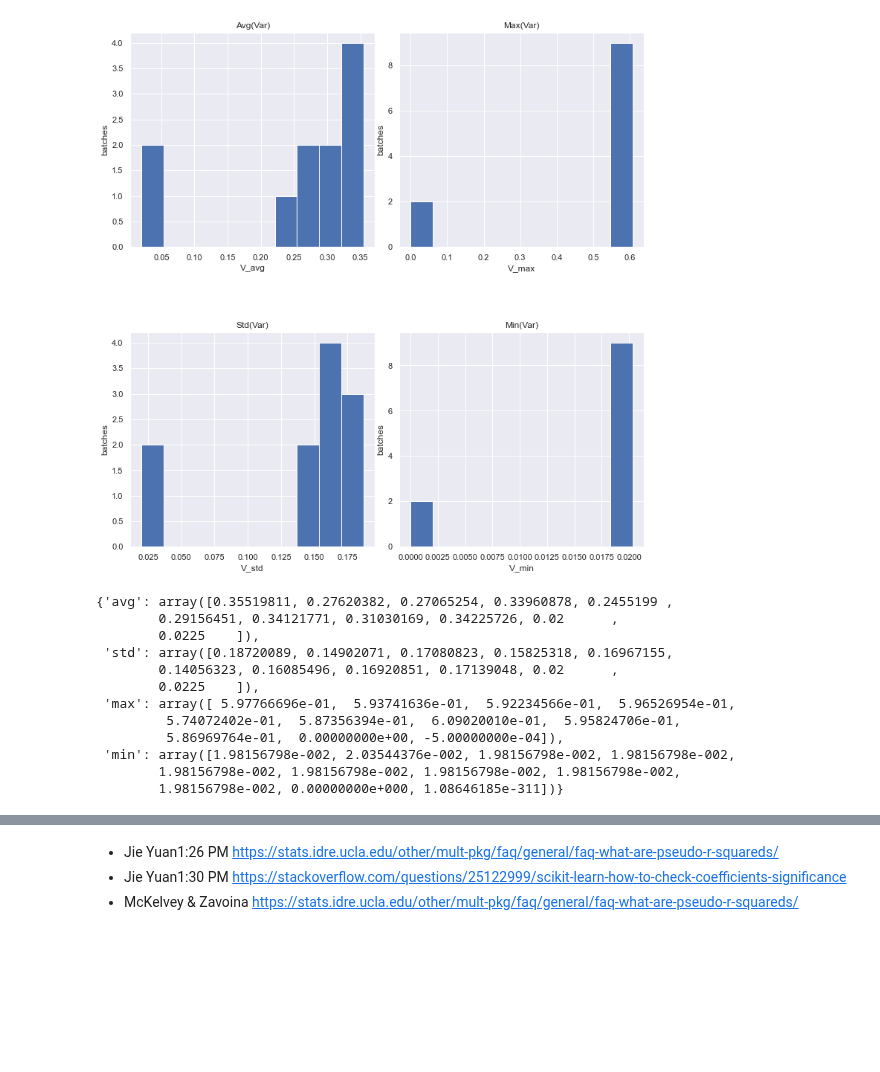
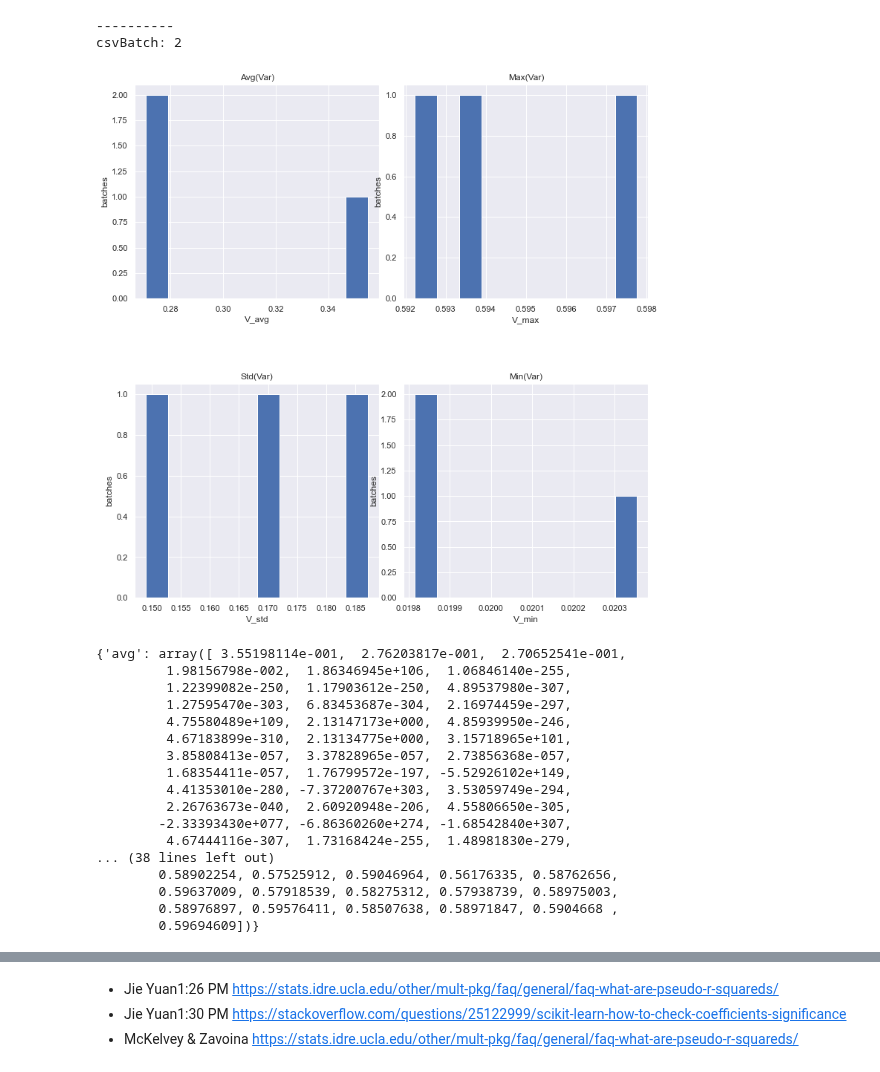
Before and after one commit to Unique-Divine/GANs-for-Genomics, a Jupyter notebook: Sandbox.ipynb, the cells around one changed output, grey strips where cells are left out. Drawn from its saved outputs; the diff is of its cells as text; code cells hidden in the pictures; blank space fills up the shorter version.

```diff
--- a/Sandbox.ipynb
+++ b/Sandbox.ipynb
@@ -40,62 +40,82 @@ def plot_V_info(V_info):
 
     plt.show()
 
-plot_V_info(V_info)
+def varAnalysis(X, verbose=False):
+    V = np.var(X, axis=0)
+    V_avg, V_std = np.mean(V), np.std(V)
+    V_max, V_min = np.max(V), np.min(V)
+
+    if verbose == True:
+        print(f"V_avg: {np.mean(V):.3f}")
+        print(f"V_std: {np.std(V):.3f}")
+        print(f"V_max: {np.max(V):.3f}")
+        print(f"V_min: {np.min(V):.3f}")
+
+    return V_avg, V_std, V_max, V_min
-# %% [output]
-[figure, removed]
 # %%
 import time
 from IPython.display import clear_output
 
 start_time = time.time()
 
-
-def main():
+try:
     # There are about 220,000 features, so we can loop <= 110 times.
     csvBatchSize = 2001
-    maxIteration = 10
+    maxIteration = 2
 
     V_info = {}
+    ps = []
     V_info["avg"] = np.empty(maxIteration + 1)
     V_info["std"] = np.empty(maxIteration + 1)
     V_info["max"] = np.empty(maxIteration + 1)
     V_info["min"] = np.empty(maxIteration + 1)
 
     for csvBatch_idx, csvBatch in enumerate(pd.read_csv("gtTypes.csv", chunksize=csvBatchSize)):
         data = csvBatch
         # current_time = time.time() - start_time
         # print(f"{current_time:.2f}")
         X = data.values[:, 1:].astype(float).T
 
         varAnalysisInfo = varAnalysis(X=X)
         V_info["avg"][csvBatch_idx], V_info["std"][csvBatch_idx] = varAnalysisInfo[:2]
         V_info["max"][csvBatch_idx], V_info["min"][csvBatch_idx] = varAnalysisInfo[2:]
 
         # Dynamically plot variance distributions
         V_info_sofar = {}
         for key in V_info:
             V_info_sofar[key] = V_info[key][:csvBatch_idx + 1]
         clear_output(wait=True)
         print(f"----------\ncsvBatch: {csvBatch_idx}")
         plot_V_info(V_info_sofar)
 
+        # Store p-values
 
         if csvBatch_idx == maxIteration:
             break
 
-    return V_info
+except KeyboardInterrupt:
+    print("`stopped")
+# %% [output]
+----------
+csvBatch: 2
+[figure, added]
 # %%
 V_info
 # %% [output]
-{'avg': array([0.35519811, 0.27620382, 0.27065254, 0.33960878, 0.2455199 ,
-        0.29156451, 0.34121771, 0.31030169, 0.34225726, 0.02      ,
-        0.0225    ]),
- 'std': array([0.18720089, 0.14902071, 0.17080823, 0.15825318, 0.16967155,
-        0.14056323, 0.16085496, 0.16920851, 0.17139048, 0.02      ,
-        0.0225    ]),
- 'max': array([ 5.97766696e-01,  5.93741636e-01,  5.92234566e-01,  5.96526954e-01,
-         5.74072402e-01,  5.87356394e-01,  6.09020010e-01,  5.95824706e-01,
-         5.86969764e-01,  0.00000000e+00, -5.00000000e-04]),
- 'min': array([1.98156798e-002, 2.03544376e-002, 1.98156798e-002, 1.98156798e-002,
-        1.98156798e-002, 1.98156798e-002, 1.98156798e-002, 1.98156798e-002,
-        1.98156798e-002, 0.00000000e+000, 1.08646185e-311])}
+{'avg': array([ 3.55198114e-001,  2.76203817e-001,  2.70652541e-001,
+         1.98156798e-002,  1.86346945e+106,  1.06846140e-255,
+         1.22399082e-250,  1.17903612e-250,  4.89537980e-307,
+         1.27595470e-303,  6.83453687e-304,  2.16974459e-297,
+         4.75580489e+109,  2.13147173e+000,  4.85939950e-246,
+         4.67183899e-310,  2.13134775e+000,  3.15718965e+101,
+         3.85808413e-057,  3.37828965e-057,  2.73856368e-057,
+         1.68354411e-057,  1.76799572e-197, -5.52926102e+149,
+         4.41353010e-280, -7.37200767e+303,  3.53059749e-294,
+         2.26763673e-040,  2.60920948e-206,  4.55806650e-305,
+        -2.33393430e+077, -6.86360260e+274, -1.68542840e+307,
+         4.67444116e-307,  1.73168424e-255,  1.48981830e-279,
+... (38 lines left out)
+        0.58902254, 0.57525912, 0.59046964, 0.56176335, 0.58762656,
+        0.59637009, 0.57918539, 0.58275312, 0.57938739, 0.58975003,
+        0.58976897, 0.59576411, 0.58507638, 0.58971847, 0.5904668 ,
+        0.59694609])}
```
Also changed, not shown: parts of 13 cells of this notebook.
